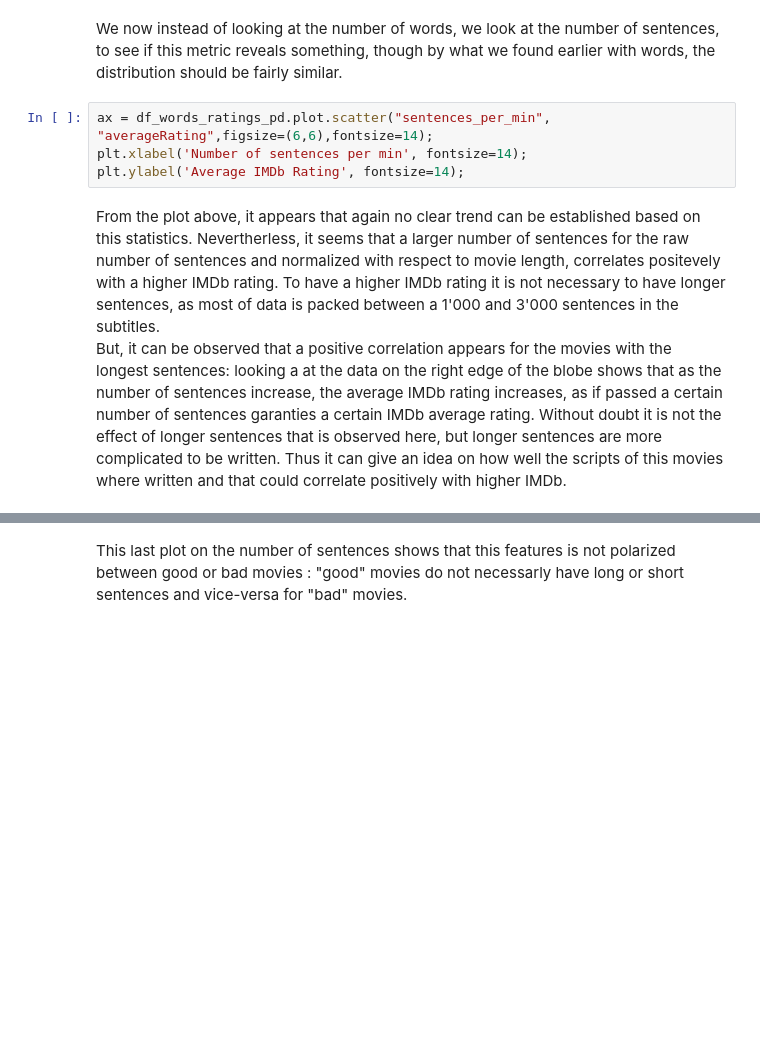
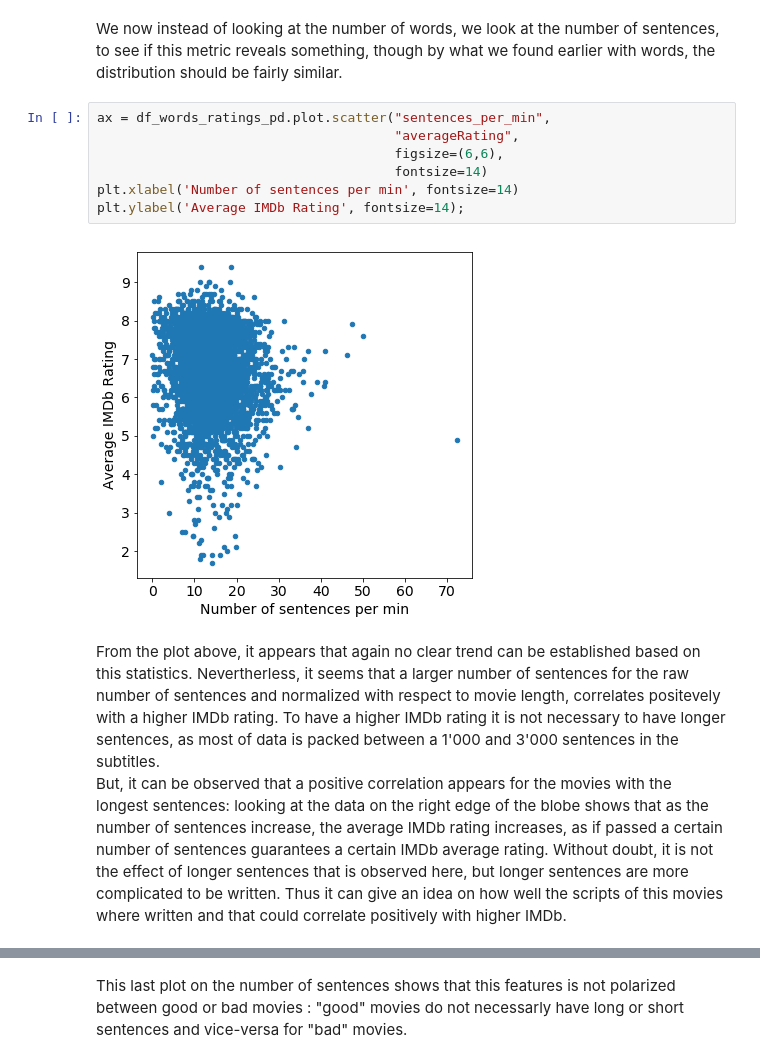
Before and after one commit to Xabitsuki/adamax, a Jupyter notebook: NotebookFinal.ipynb, the cells around one changed output, grey strips where cells are left out. Saved outputs shown, nothing was run; the diff lists cells and outputs as text; blank space fills up the shorter version.

```diff
--- a/NotebookFinal.ipynb
+++ b/NotebookFinal.ipynb
@@ -778,15 +757,20 @@ The only info we can retieve from this that some extremely verbose movie was a s
 # %% [markdown]
 We now instead of looking at the number of words, we look at the number of sentences, to see if this metric reveals something, though by what we found earlier with words, the distribution should be fairly similar.
 # %%
-ax = df_words_ratings_pd.plot.scatter("sentences_per_min", "averageRating",figsize=(6,6),fontsize=14);
-plt.xlabel('Number of sentences per min', fontsize=14);
+ax = df_words_ratings_pd.plot.scatter("sentences_per_min",
+                                      "averageRating",
+                                      figsize=(6,6),
+                                      fontsize=14)
+plt.xlabel('Number of sentences per min', fontsize=14)
 plt.ylabel('Average IMDb Rating', fontsize=14);
+# %% [output]
+[figure, added]
 # %% [markdown]
 From the plot above, it appears that again no clear trend can be established based on this statistics.
 Nevertherless, it seems that a larger number of sentences for the raw number of sentences and normalized with respect to movie length, correlates positevely with a higher IMDb rating.
 To have a higher IMDb rating it is not necessary to have longer sentences, as most of data is packed between a 1'000 and 3'000 sentences in the subtitles.
-But, it can be observed that a positive correlation appears for the movies with the longest sentences: looking a at the data on the right edge of the blobe shows that as the number of sentences increase, the average IMDb rating increases, as if passed a certain number of sentences garanties a certain IMDb average rating.
-Without doubt it is not the effect of longer sentences that is observed here, but longer sentences are more complicated to be written. Thus it can give an idea on how well the scripts of this movies where written and that could correlate positively with higher IMDb.
+But, it can be observed that a positive correlation appears for the movies with the longest sentences: looking at the data on the right edge of the blobe shows that as the number of sentences increase, the average IMDb rating increases, as if passed a certain number of sentences guarantees a certain IMDb average rating.
+Without doubt, it is not the effect of longer sentences that is observed here, but longer sentences are more complicated to be written. Thus it can give an idea on how well the scripts of this movies where written and that could correlate positively with higher IMDb.
 # %%
 # TODO do somtehing to visualize both
 good_movies["sentences_per_min"].plot.hist(bins=40,
```
Also changed, not shown: parts of 50 cells of this notebook.
